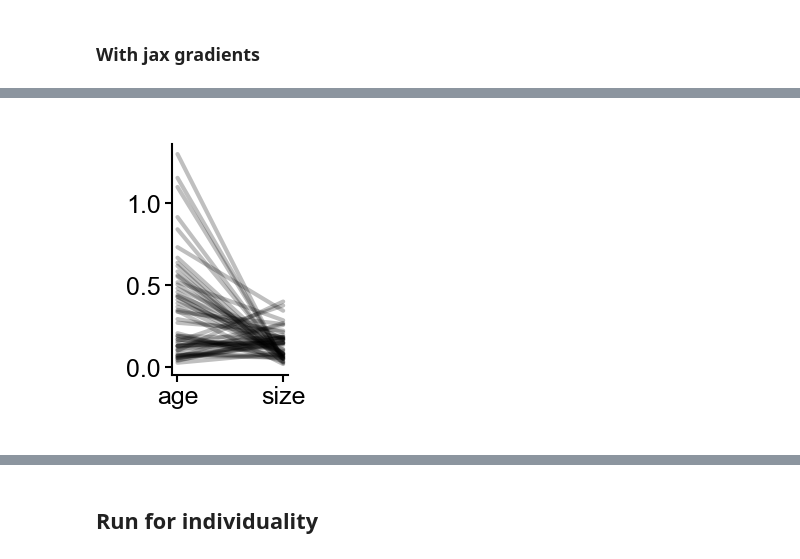
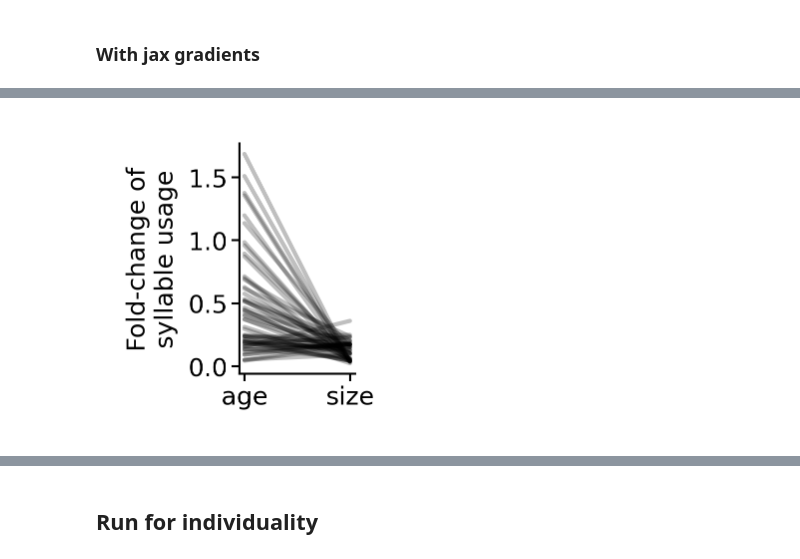
Before and after one commit to dattalab/ontogeny-of-behavior, a Jupyter notebook: notebooks/exploration/win/biological-clock-models/2024-02-04-cv-param-scan.ipynb, the cells around one changed output, grey strips where cells are left out. Saved outputs shown, nothing was run; the diff lists cells and outputs as text; code cells hidden in the pictures.

```diff
--- a/notebooks/exploration/win/biological-clock-models/2024-02-04-cv-param-scan.ipynb
+++ b/notebooks/exploration/win/biological-clock-models/2024-02-04-cv-param-scan.ipynb
@@ -57,3 +62,11 @@ df.head()
+# %%
+pth = '/n/groups/datta/win/longtogeny/data/ontogeny/version_11/ontogeny_males_mouse_area_df_v00.parquet'
+size_df = pd.read_parquet(pth)
+# %%
+sizes_col = size_df.groupby('age')['quant_0.5'].transform(demean)
+# sizes_col = size_df.groupby('age')['quant_0.5'].transform(zscore)
+# sizes_col = size_df['quant_0.5']
+sizes_col = sizes_col.loc[df.index]
 # %% [markdown]
 ## Run held-out fitting to determine number of splines
 # %%
@@ -270,7 +284,3 @@ def demean(ser: pd.Series):
-# %%
-sizes_col = size_df.groupby('age')[0.5].transform(demean)
-# sizes_col = size_df.groupby('age')[0.5].transform(zscore)
-sizes_col = sizes_col.loc[df.index]
 # %%
 use_log_age = False
 age_normalizer, age_unnormalizer = age_normalizer_factory(
@@ -387,7 +431,7 @@ size_normalizer, size_unnormalizer = age_normalizer_factory(
 age_samples = np.linspace(0, 1, 500)
 age_sd = age_normalizer(10)
 
-n_size_splines = 5
+n_size_splines = 4
 n_splines = 5
 
 hypparams = {
@@ -426,7 +470,7 @@ ll_fun = partial(
     hypparams=hypparams,
     heldout=False,
 )
-optimized_params, loss = optimize(params, ll_fun, lr=0.2, n_iter=40)
+optimized_params, loss = optimize(params, ll_fun, lr=0.2, n_iter=150)
 
 heldout_nll = neg_log_likelihood_v2(
     optimized_params,
@@ -465,11 +509,12 @@ findfont: Font family ['Liberation Sans'] not found. Falling back to DejaVu Sans
 # %%
 fig = figure(0.5, 1)
 for line in mags:
     plt.plot([0, 1], line, c='k', alpha=0.25)
 plt.xticks([0, 1], ["age", "size"])
+plt.ylabel("Fold-change of\nsyllable usage")
 sns.despine()
 # %% [output]
-[figure, old version]
+[figure, new version]
 # %%
 figure(2.75, 1.25)
 mag = 2.0
```
Also changed, not shown: parts of 44 cells of this notebook, 10 other files.
